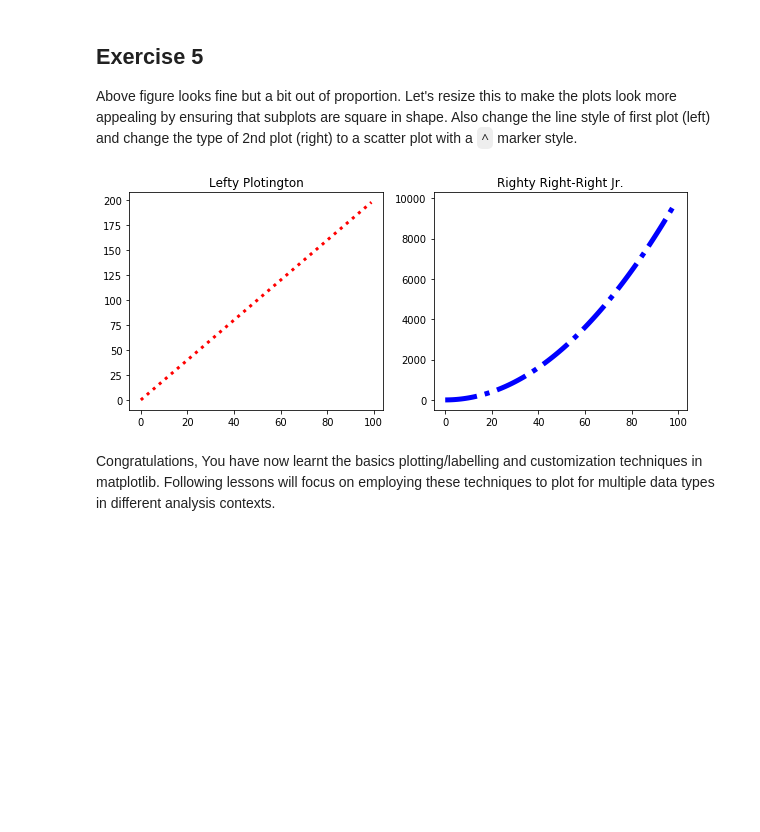
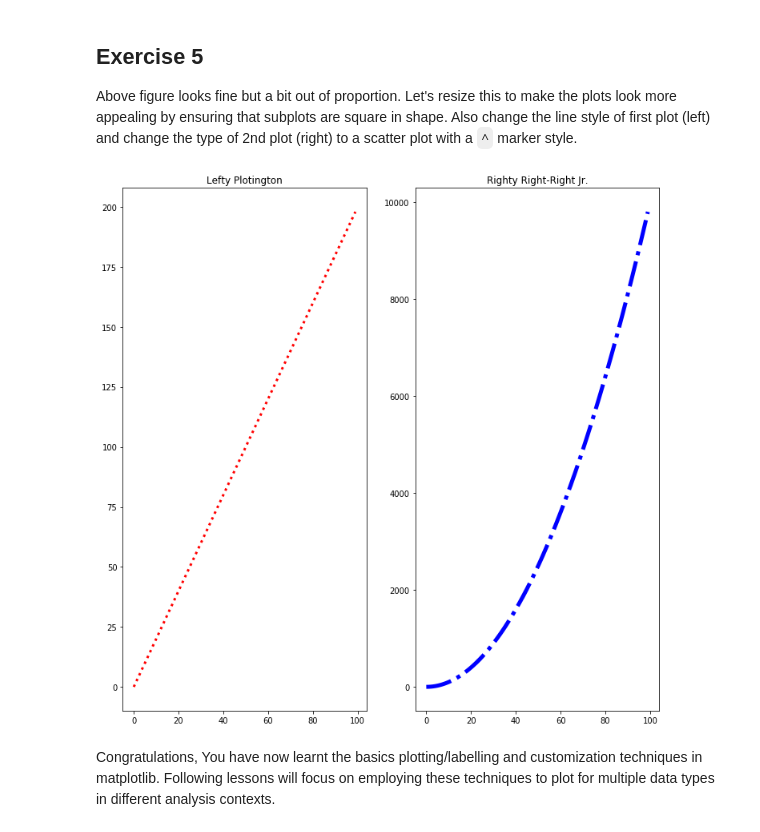
Before and after one commit to jnawjux/dsc-1-03-13-customizing-visualizations-with-matplotlib-lab-seattle-ds-career-040119, a Jupyter notebook: index.ipynb, the cells around one changed output. Saved outputs shown, nothing was run; the diff lists cells and outputs as text; code cells hidden in the pictures; blank space fills up the shorter version.

```diff
--- a/index.ipynb
+++ b/index.ipynb
@@ -152,16 +152,16 @@ plt.show()
 
 Above figure looks fine but a bit out of proportion. Let's resize this to make the plots look more appealing by ensuring that subplots are square in shape. Also change the line style of first plot (left) and change the type of 2nd plot (right) to a scatter plot with a `^` marker style.
 # %%
-figs = plt.figure(figsize=(10,4))
+figs = plt.figure(figsize=(12, 12))
 ax1 = figs.add_subplot(121)
 ax2 = figs.add_subplot(122)
 ax1.plot(x, y, c='red', linewidth=3, linestyle=':')
 ax2.plot(x,z, c= 'blue', linewidth=5, linestyle='-.')
 ax1.set_title('Lefty Plotington')
 ax2.set_title('Righty Right-Right Jr.')
 plt.show()
 # %% [output]
-[figure, old version]
+[figure, new version]
 # %% [markdown]
 Congratulations, You have now learnt the basics plotting/labelling and customization techniques in matplotlib. Following lessons will focus on employing these techniques to plot for multiple data types in different analysis contexts.
 # %% [markdown]
```
